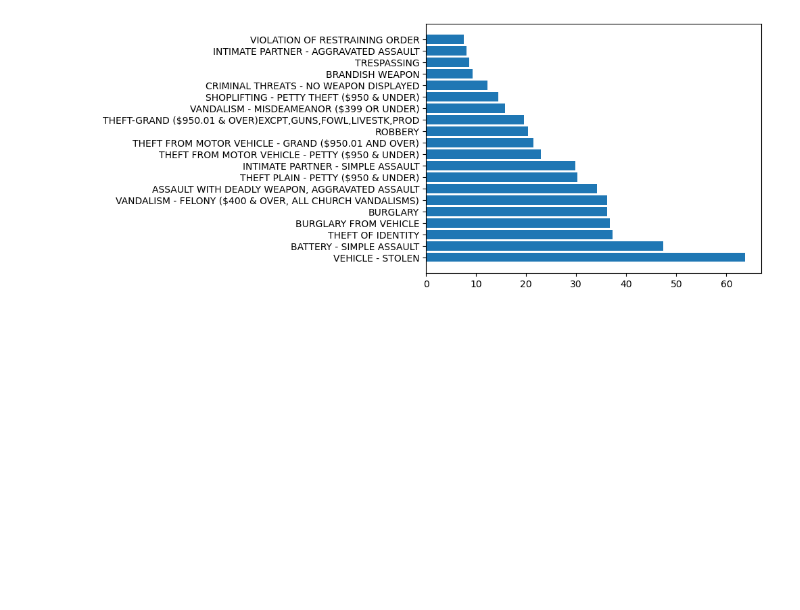
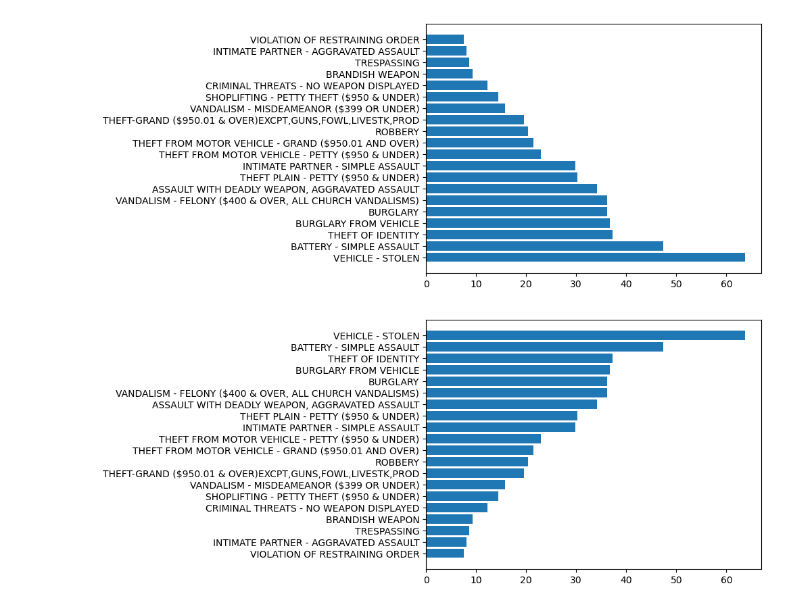
Before and after one commit to ettolrahc97/LA-Crime-Data-Analysis-Project, a Jupyter notebook: LA Crime.ipynb, the cells around one changed output. Saved outputs shown, nothing was run; the diff lists cells and outputs as text; code cells hidden in the pictures; blank space fills up the shorter version.

Commit message:
Sorted values of top 20 crimes

```diff
--- a/LA Crime.ipynb
+++ b/LA Crime.ipynb
@@ -377,3 +377,12 @@ plt.barh(top_20_crimes['crime_description'],top_20_crimes['average_daily_count']
 plt.show()
 # %% [output]
 [figure]
+# %%
+# SORTED VALUES BY DESCENDING ORDER
+top_20_crimes_sorted = top_20_crimes.sort_values(by = 'average_daily_count', ascending=True)
+# %%
+# Again Put Sorted Top 20 Crimes in Horizontal Bar
+plt.barh(top_20_crimes_sorted['crime_description'],top_20_crimes_sorted['average_daily_count'])
+plt.show()
+# %% [output]
+[figure, added]
```
